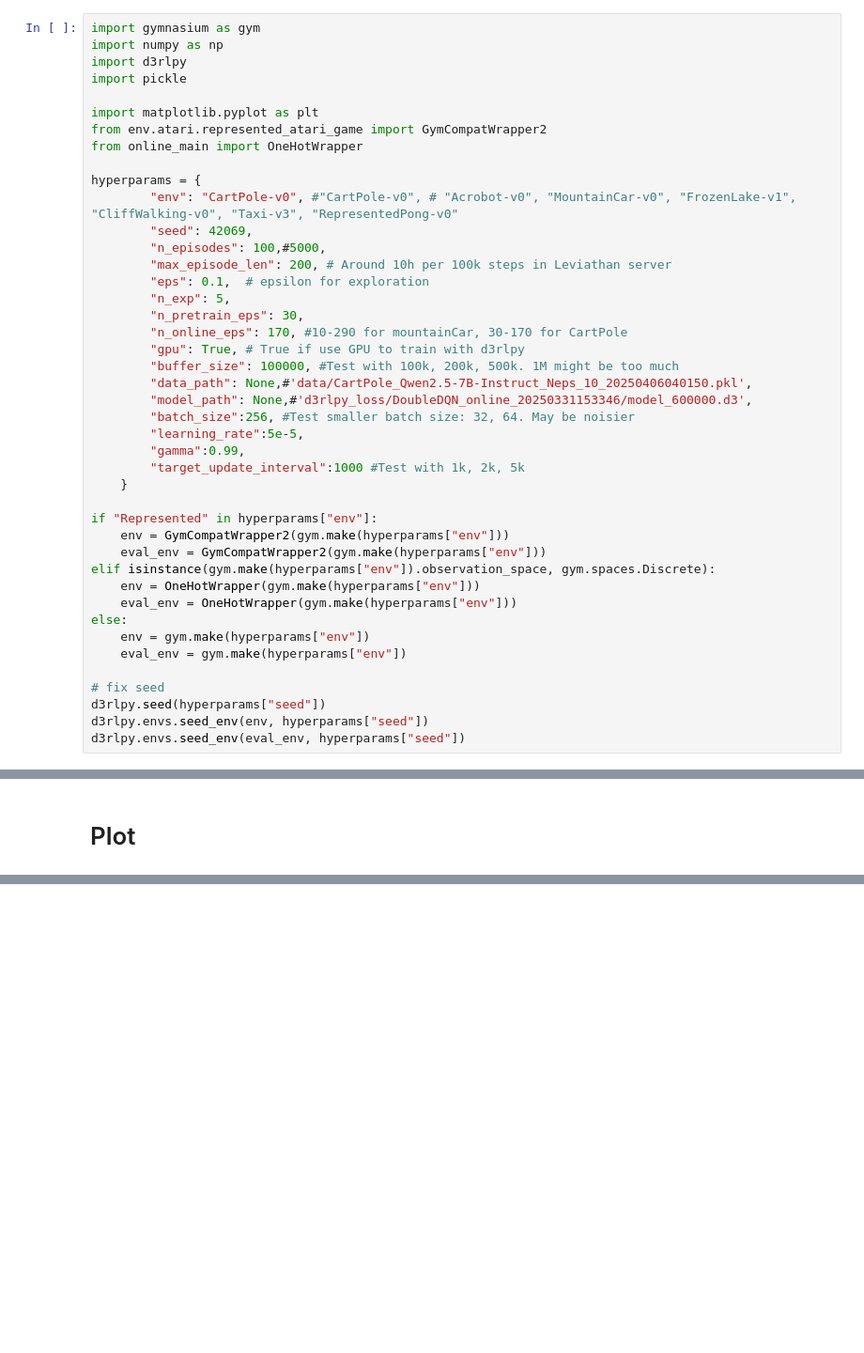
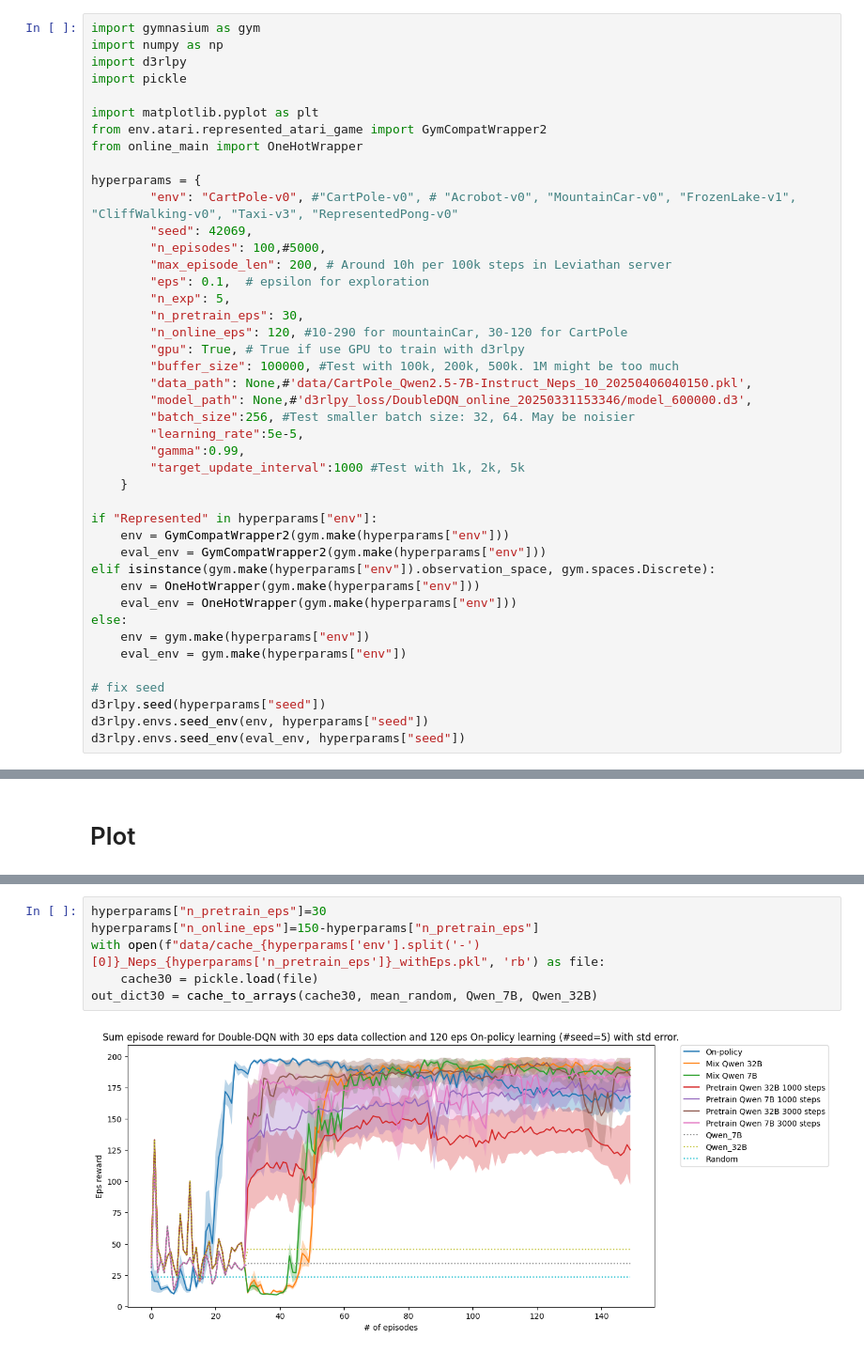
Before and after one commit to duongnhatthang/LlamaGym, a Jupyter notebook: visualization_split.ipynb, the cells around one changed output, grey strips where cells are left out. Shown at 94% size. Drawn from its saved outputs; the diff is of its cells as text; blank space fills up the shorter version.

```diff
--- a/visualization_split.ipynb
+++ b/visualization_split.ipynb
@@ -16,7 +16,7 @@ hyperparams = {
         "eps": 0.1,  # epsilon for exploration
         "n_exp": 5,
         "n_pretrain_eps": 30,
-        "n_online_eps": 170, #10-290 for mountainCar, 30-170 for CartPole
+        "n_online_eps": 120, #10-290 for mountainCar, 30-120 for CartPole
         "gpu": True, # True if use GPU to train with d3rlpy
         "buffer_size": 100000, #Test with 100k, 200k, 500k. 1M might be too much
         "data_path": None,#'data/CartPole_Qwen2.5-7B-Instruct_Neps_10_20250406040150.pkl',
@@ -332,0 +207,8 @@ plt.show()
+# %%
+hyperparams["n_pretrain_eps"]=30
+hyperparams["n_online_eps"]=150-hyperparams["n_pretrain_eps"]
+with open(f"data/cache_{hyperparams['env'].split('-')[0]}_Neps_{hyperparams['n_pretrain_eps']}_withEps.pkl", 'rb') as file:
+    cache30 = pickle.load(file)
+out_dict30 = cache_to_arrays(cache30, mean_random, Qwen_7B, Qwen_32B)
+# %% [output]
+[figure, added]
```
Also changed, not shown: parts of 12 cells of this notebook, 3 other files.
